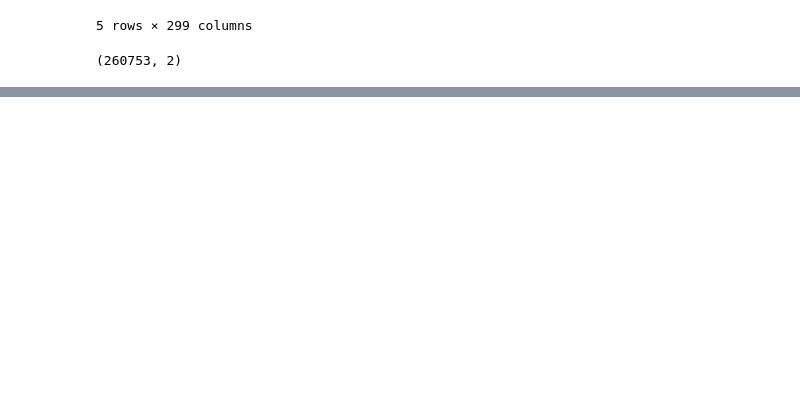
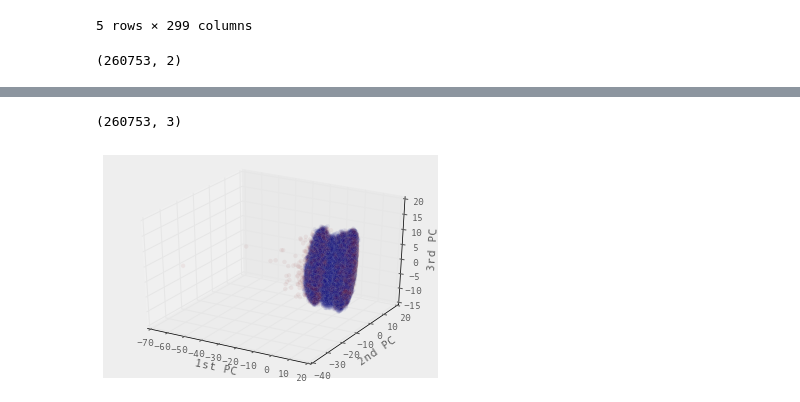
Before and after one commit to hugobowne/machine_learning_techniques, a Jupyter notebook: homesite/initial_foray_insurance.ipynb, the cells around one changed output, grey strips where cells are left out. Drawn from its saved outputs; the diff is of its cells as text; code cells hidden in the pictures; blank space fills up the shorter version.

```diff
--- a/homesite/initial_foray_insurance.ipynb
+++ b/homesite/initial_foray_insurance.ipynb
@@ -56,0 +58,19 @@ dff.head()
+# %%
+from mpl_toolkits.mplot3d import Axes3D
+pca3d = PCA(n_components=3) #Instantiate the model & set parameters
+pca3d.fit(scale(df_hot_imp)); #Fit the model
+df_pca = pca3d.transform(scale(df_hot_imp))#Apply the model. For embeddings / decompositions, this is transform.
+print(df_pca.shape)
+# %% [output]
+(260753, 3)
+# %%
+#http://pythonprogramming.net/matplotlib-3d-scatterplot-tutorial/
+fig = plt.figure()
+ax = fig.add_subplot(111, projection='3d')
+ax.scatter(df_pca[:, 0], df_pca[:, 1], df_pca[:,2], c = df_train['QuoteConversion_Flag'], alpha=0.05)
+ax.set_xlabel('1st PC')
+ax.set_ylabel('2nd PC')
+ax.set_zlabel('3rd PC')
+plt.show()
+# %% [output]
+[figure, added]
```
Also changed, not shown: parts of 4 cells of this notebook.
